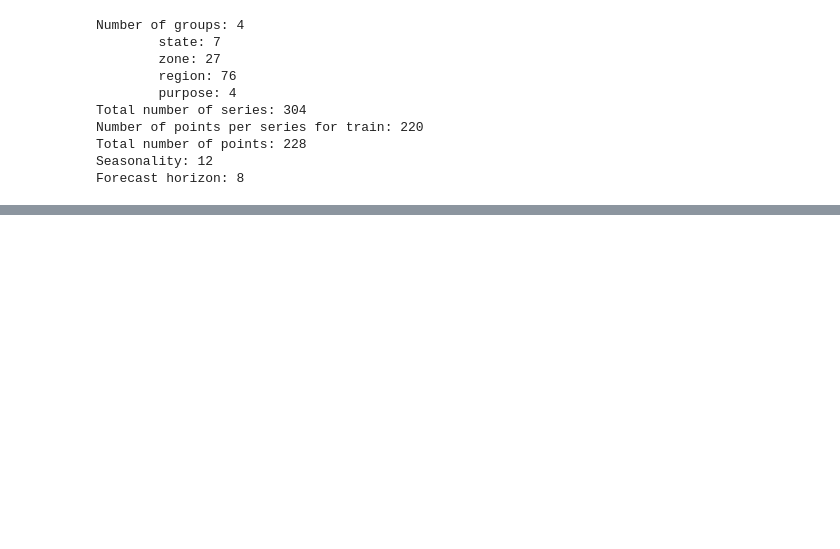
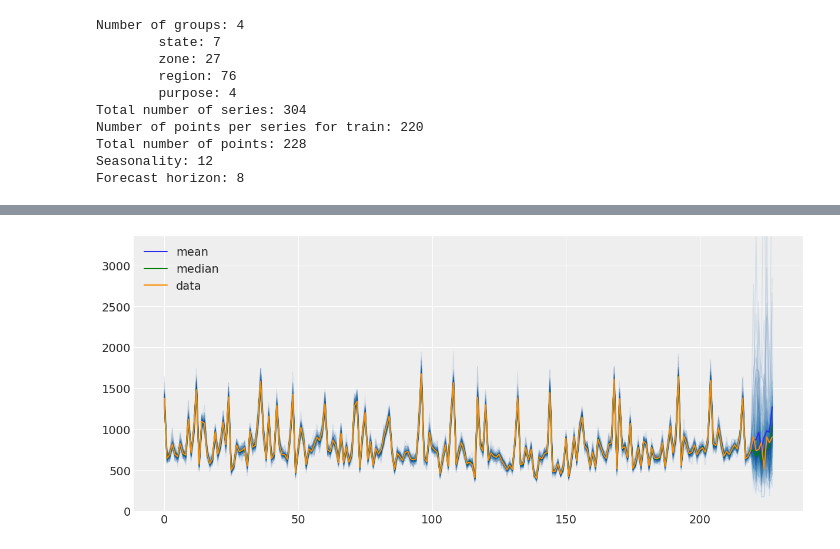
Before and after one commit to luisroque/hierarchical_ts_forecaster, a Jupyter notebook: notebooks/Running one GP per series - dataset tourism.ipynb, the cells around one changed output, grey strips where cells are left out. Cells and saved outputs as stored; diff of their text form; code cells hidden in the pictures; blank space fills up the shorter version.

```diff
--- a/notebooks/Running one GP per series - dataset tourism.ipynb
+++ b/notebooks/Running one GP per series - dataset tourism.ipynb
@@ -119,0 +183,27 @@ metrics_to_table(groups, results)
+# %%
+with pm.Model() as model:
+    f_n0 = gp.conditional('f_n0', Xnew=X_new)
+
+    y_pred_new0 = pm.Poisson("y_pred_new0",
+                            mu=tt.exp(f_n0),
+                            shape=X_new.shape[0])
+
+    pred_samples0 = pm.sample_posterior_predictive([mp],
+                                              vars=[y_pred_new0],
+                                              samples=200,
+                                              progressbar = False)
+# %%
+from pymc3.gp.util import plot_gp_dist
+fig = plt.figure(figsize=(12,5)); ax = fig.gca()
+
+# plot the samples from the gp posterior with samples and shading
+from pymc3.gp.util import plot_gp_dist
+
+plot_gp_dist(ax, pred_samples0['y_pred_new0'], X_new, palette="Blues", fill_alpha=0.1, samples_alpha=0.1);
+plt.plot(np.mean(pred_samples0['y_pred_new0'], axis=0), label='mean')
+plt.plot(np.median(pred_samples0['y_pred_new0'], axis=0), label='median', color='green')
+plt.plot(np.arange(groups['predict']['n']),(groups['predict']['data'].reshape(groups['predict']['s'], groups['predict']['n']).T[:,series]), label='data', color='darkorange')
+plt.ylim(0,max((groups['predict']['data'].reshape(groups['predict']['s'], groups['predict']['n']).T[:,series]))*2)
+plt.legend();
+# %% [output]
+[figure, added]
```
Also changed, not shown: parts of 7 cells of this notebook, 4 other files.
